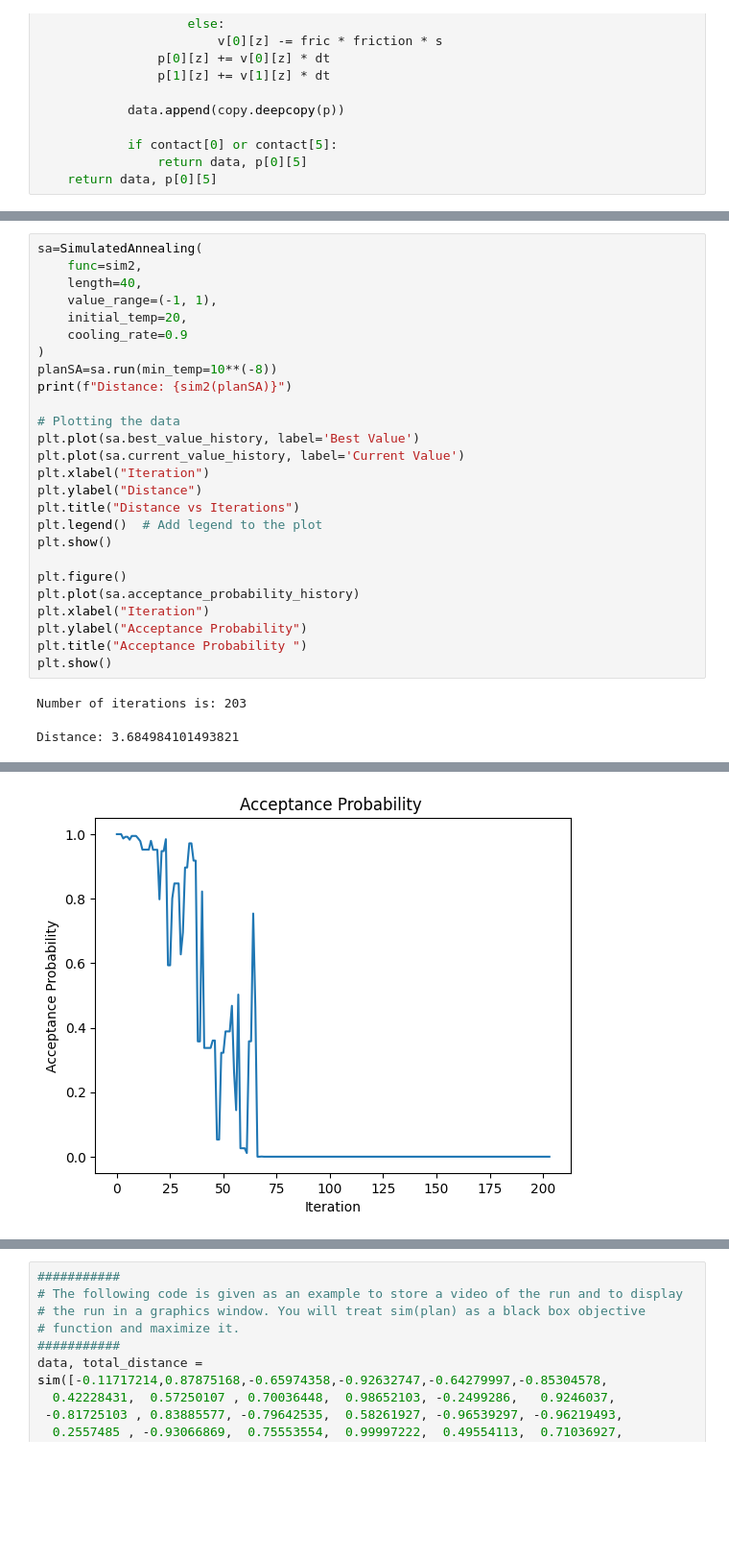
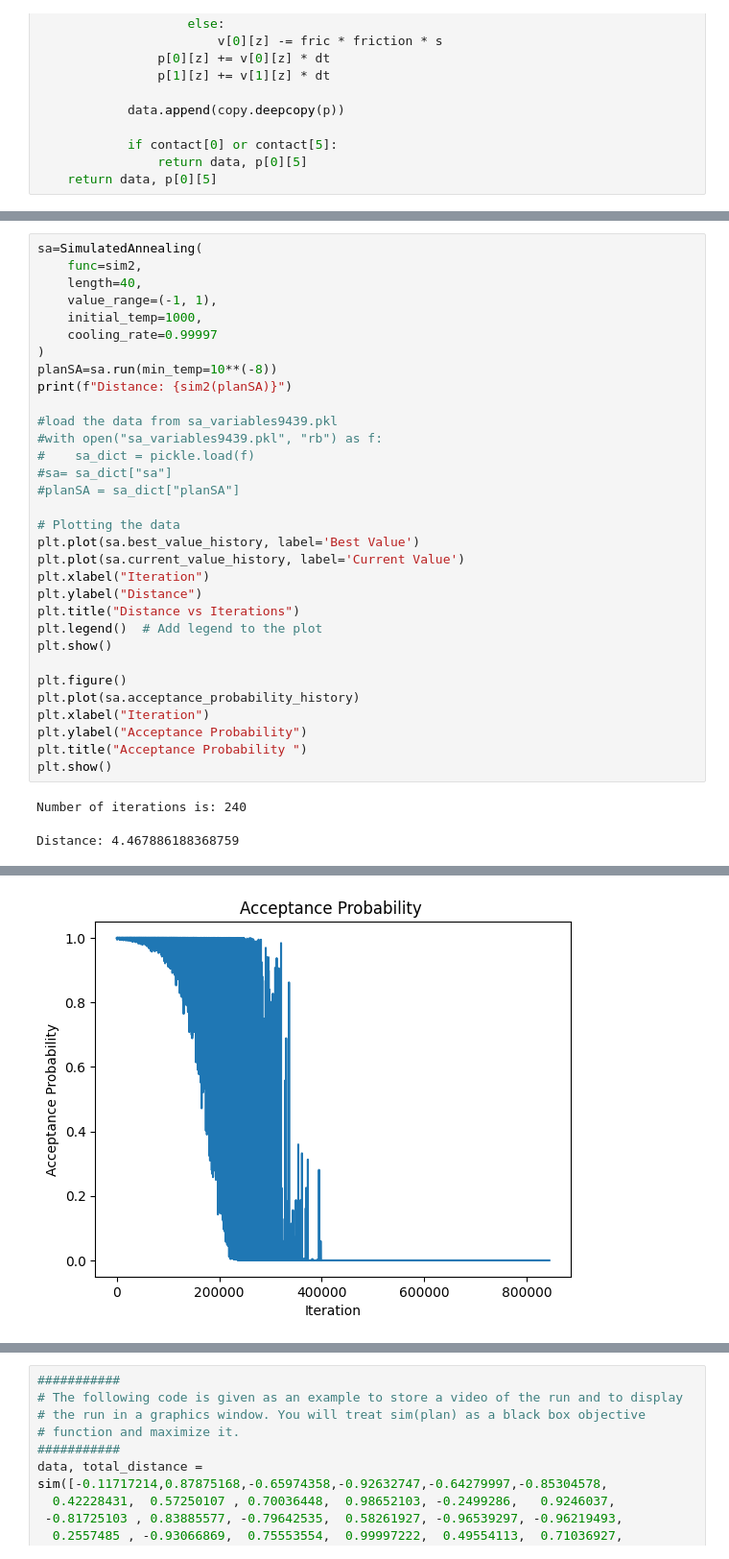
Before and after one commit to marhanse/SSY316-Advanced-probabilistic-machine-learning, a Jupyter notebook: Take-Home Exam/P4.ipynb, the cells around one changed output, grey strips where cells are left out. Shown at 96% size. Saved outputs shown, nothing was run; the diff lists cells and outputs as text; blank space fills up the shorter version.

```diff
--- a/Take-Home Exam/P4.ipynb
+++ b/Take-Home Exam/P4.ipynb
@@ -311,11 +346,17 @@ sa=SimulatedAnnealing(
     func=sim2,
     length=40,
     value_range=(-1, 1),
-    initial_temp=20,
-    cooling_rate=0.9
+    initial_temp=1000,
+    cooling_rate=0.99997
 )
 planSA=sa.run(min_temp=10**(-8))
 print(f"Distance: {sim2(planSA)}")
+
+#load the data from sa_variables9439.pkl
+#with open("sa_variables9439.pkl", "rb") as f:
+#    sa_dict = pickle.load(f)
+#sa= sa_dict["sa"]
+#planSA = sa_dict["planSA"]
 
 # Plotting the data
 plt.plot(sa.best_value_history, label='Best Value')
@@ -333,5 +374,5 @@ plt.ylabel("Acceptance Probability")
 plt.title("Acceptance Probability ")
 plt.show()
 # %% [output]
-Number of iterations is: 203
+Number of iterations is: 240
-Distance: 3.684984101493821
+Distance: 4.467886188368759
@@ -339 +380 @@ Distance: 3.684984101493821
-[figure, old version]
+[figure, new version]
```
Also changed, not shown: parts of 18 cells of this notebook.
